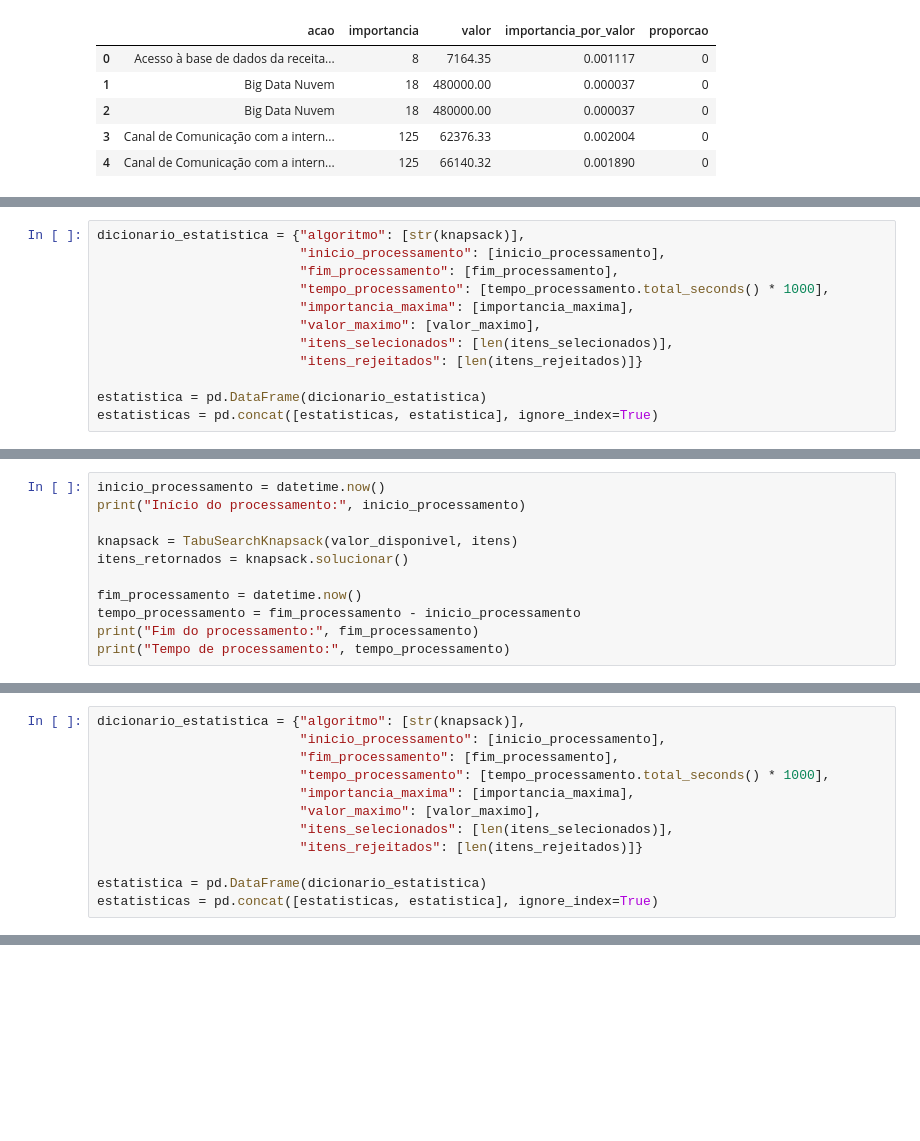
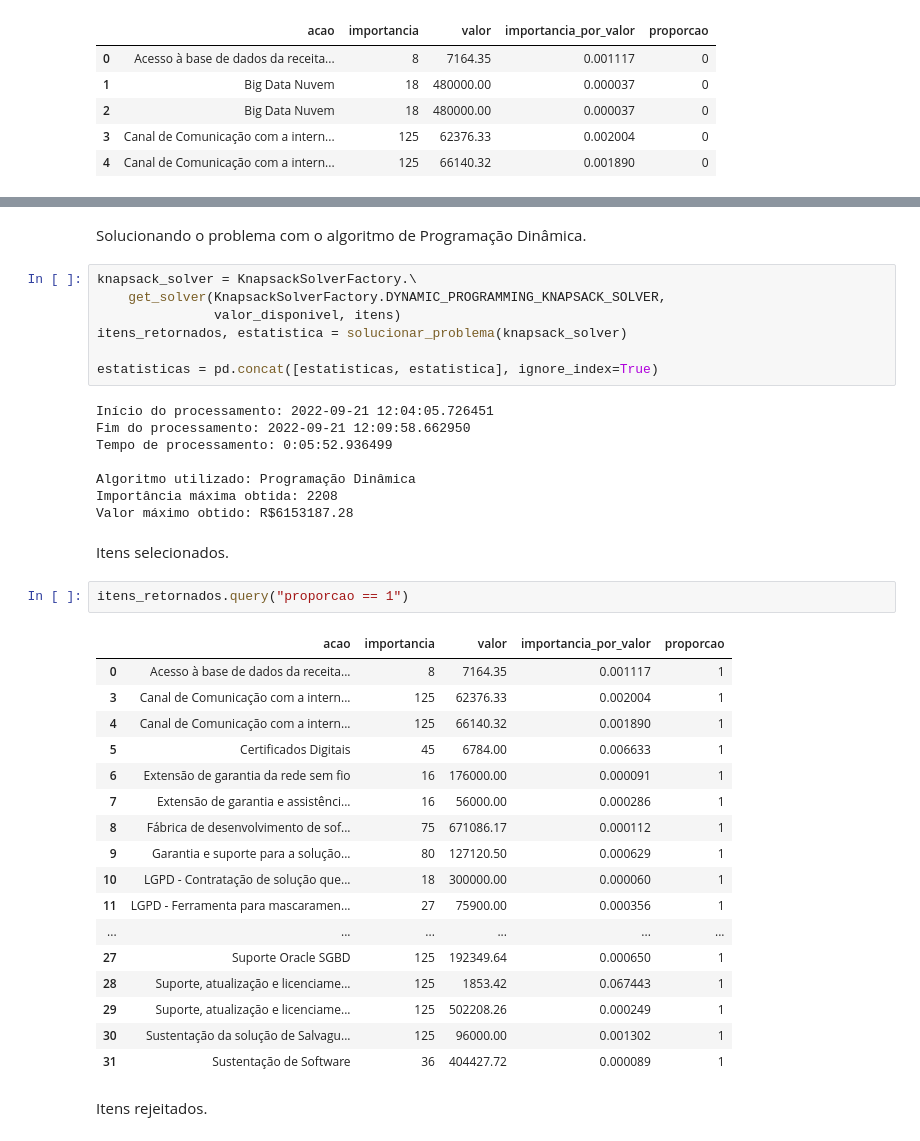
Before and after one commit to pauloceliojr/aed-trabalho-knapsack, a Jupyter notebook: Knapsack.ipynb, the cells around one changed output, grey strips where cells are left out. Cells and saved outputs as stored; diff of their text form; blank space fills up the shorter version.

```diff
--- a/Knapsack.ipynb
+++ b/Knapsack.ipynb
@@ -204,12 +67,0 @@ Compilando as estastísticas do algoritmo
-# %%
-dicionario_estatistica = {"algoritmo": [str(knapsack)],
-                          "inicio_processamento": [inicio_processamento],
-                          "fim_processamento": [fim_processamento],
-                          "tempo_processamento": [tempo_processamento.total_seconds() * 1000],
-                          "importancia_maxima": [importancia_maxima],
-                          "valor_maximo": [valor_maximo],
-                          "itens_selecionados": [len(itens_selecionados)],
-                          "itens_rejeitados": [len(itens_rejeitados)]}
-
-estatistica = pd.DataFrame(dicionario_estatistica)
-estatisticas = pd.concat([estatisticas, estatistica], ignore_index=True)
@@ -229,11 +67,0 @@ Solucionando o problema para o conjunto de dados especificado
-# %%
-inicio_processamento = datetime.now()
-print("Início do processamento:", inicio_processamento)
-
-knapsack = TabuSearchKnapsack(valor_disponivel, itens)
-itens_retornados = knapsack.solucionar()
-
-fim_processamento = datetime.now()
-tempo_processamento = fim_processamento - inicio_processamento
-print("Fim do processamento:", fim_processamento)
-print("Tempo de processamento:", tempo_processamento)
@@ -288,12 +67,0 @@ Compilando as estastísticas do algoritmo
-# %%
-dicionario_estatistica = {"algoritmo": [str(knapsack)],
-                          "inicio_processamento": [inicio_processamento],
-                          "fim_processamento": [fim_processamento],
-                          "tempo_processamento": [tempo_processamento.total_seconds() * 1000],
-                          "importancia_maxima": [importancia_maxima],
-                          "valor_maximo": [valor_maximo],
-                          "itens_selecionados": [len(itens_selecionados)],
-                          "itens_rejeitados": [len(itens_rejeitados)]}
-
-estatistica = pd.DataFrame(dicionario_estatistica)
-estatisticas = pd.concat([estatisticas, estatistica], ignore_index=True)
@@ -304,0 +155,41 @@ estatisticas = pd.concat([estatisticas, estatistica], ignore_index=True)
+# %% [markdown]
+Solucionando o problema com o algoritmo de Programação Dinâmica.
+# %%
+knapsack_solver = KnapsackSolverFactory.\
+    get_solver(KnapsackSolverFactory.DYNAMIC_PROGRAMMING_KNAPSACK_SOLVER,
+               valor_disponivel, itens)
+itens_retornados, estatistica = solucionar_problema(knapsack_solver)
+
+estatisticas = pd.concat([estatisticas, estatistica], ignore_index=True)
+# %% [output]
+Início do processamento: 2022-09-21 12:04:05.726451
+Fim do processamento: 2022-09-21 12:09:58.662950
+Tempo de processamento: 0:05:52.936499
+
+Algoritmo utilizado: Programação Dinâmica
+Importância máxima obtida: 2208
+Valor máximo obtido: R$6153187.28
+# %% [markdown]
+Itens selecionados.
+# %%
+itens_retornados.query("proporcao == 1")
+# %% [output]
+|  | acao | importancia | valor | importancia_por_valor | proporcao |
+| 0 | Acesso à base de dados da receita... | 8 | 7164.35 | 0.001117 | 1 |
+| 3 | Canal de Comunicação com a intern... | 125 | 62376.33 | 0.002004 | 1 |
+| 4 | Canal de Comunicação com a intern... | 125 | 66140.32 | 0.001890 | 1 |
+| 5 | Certificados Digitais | 45 | 6784.00 | 0.006633 | 1 |
+| 6 | Extensão de garantia da rede sem fio | 16 | 176000.00 | 0.000091 | 1 |
+| 7 | Extensão de garantia e assistênci... | 16 | 56000.00 | 0.000286 | 1 |
+| 8 | Fábrica de desenvolvimento de sof... | 75 | 671086.17 | 0.000112 | 1 |
+| 9 | Garantia e suporte para a solução... | 80 | 127120.50 | 0.000629 | 1 |
+| 10 | LGPD - Contratação de solução que... | 18 | 300000.00 | 0.000060 | 1 |
+| 11 | LGPD - Ferramenta para mascaramen... | 27 | 75900.00 | 0.000356 | 1 |
+| ... | ... | ... | ... | ... | ... |
+| 27 | Suporte Oracle SGBD | 125 | 192349.64 | 0.000650 | 1 |
+| 28 | Suporte, atualização e licenciame... | 125 | 1853.42 | 0.067443 | 1 |
+| 29 | Suporte, atualização e licenciame... | 125 | 502208.26 | 0.000249 | 1 |
+| 30 | Sustentação da solução de Salvagu... | 125 | 96000.00 | 0.001302 | 1 |
+| 31 | Sustentação de Software | 36 | 404427.72 | 0.000089 | 1 |
+# %% [markdown]
+Itens rejeitados.
```
Also changed, not shown: parts of 100 cells of this notebook, 7 other files.
